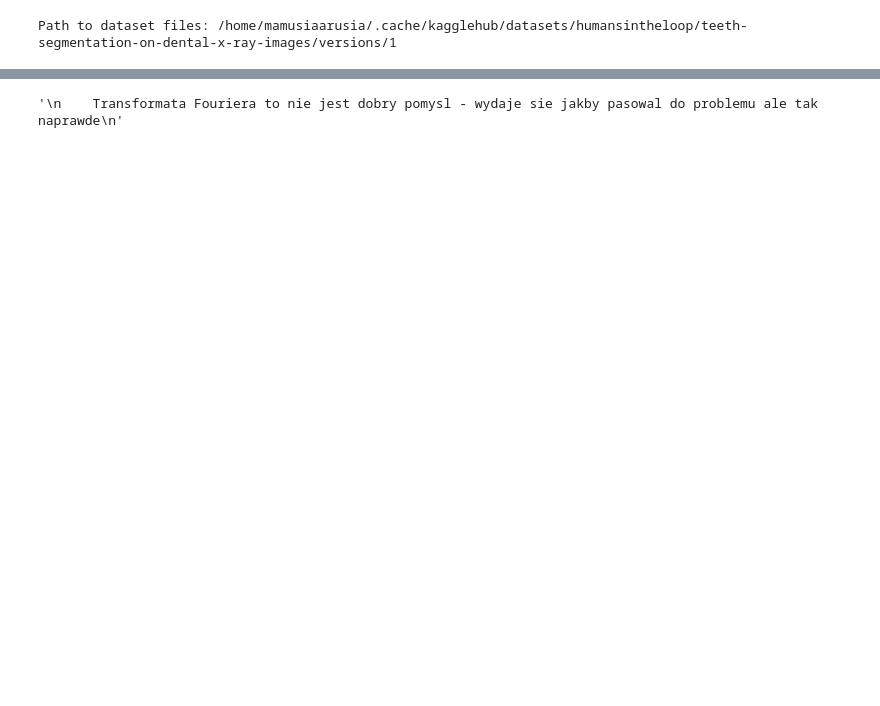
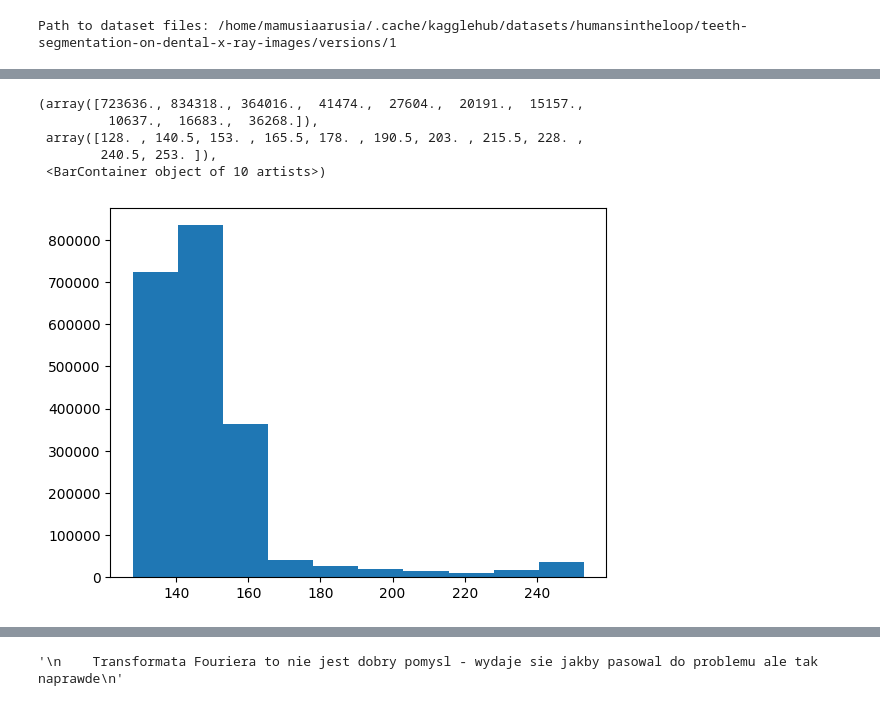
Before and after one commit to kluski777/Zeboskan, a Jupyter notebook: brudnopis.ipynb, the cells around one changed output, grey strips where cells are left out. Drawn from its saved outputs; the diff is of its cells as text; code cells hidden in the pictures; blank space fills up the shorter version.

```diff
--- a/brudnopis.ipynb
+++ b/brudnopis.ipynb
@@ -84,0 +148,9 @@ Image.fromarray(image)
+# %%
+plt.hist(image.flatten())
+# %% [output]
+(array([723636., 834318., 364016.,  41474.,  27604.,  20191.,  15157.,
+         10637.,  16683.,  36268.]),
+ array([128. , 140.5, 153. , 165.5, 178. , 190.5, 203. , 215.5, 228. ,
+        240.5, 253. ]),
+ <BarContainer object of 10 artists>)
+[figure, added]
```
Also changed, not shown: parts of 6 cells of this notebook.
